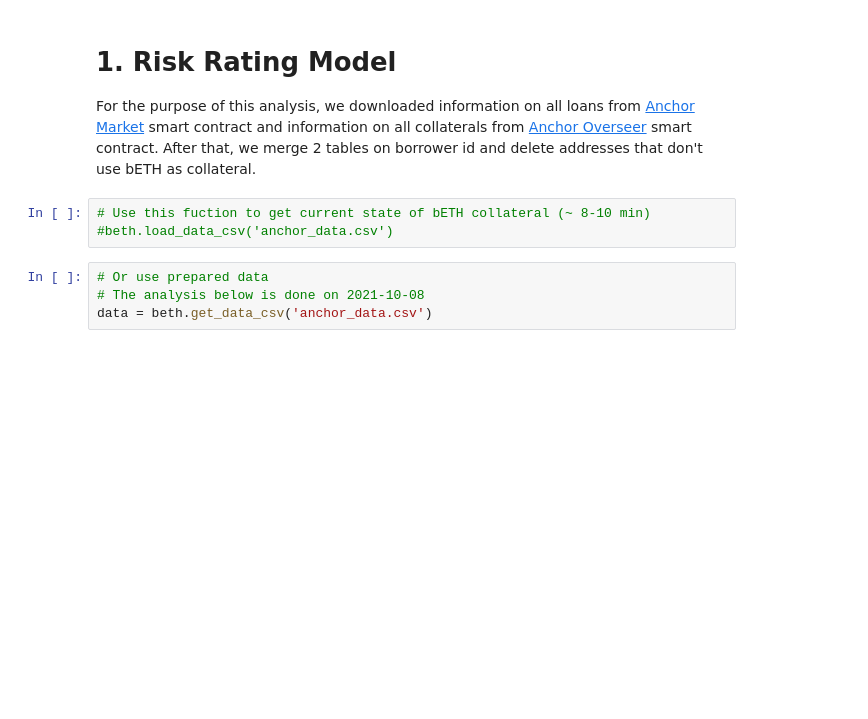
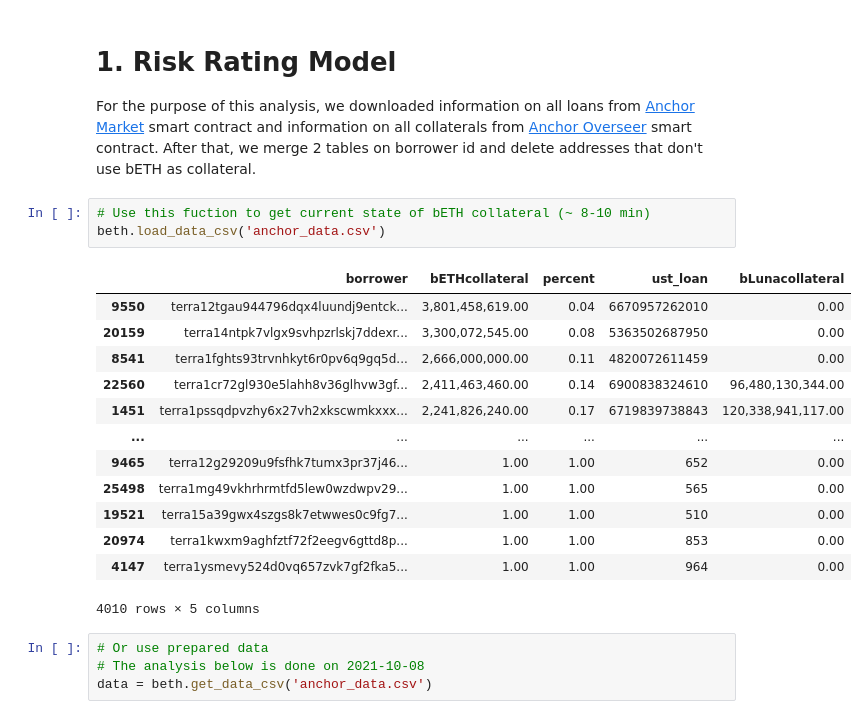
Before and after one commit to lidofinance/analytic-public-projects, a Jupyter notebook: Projects/Anchor-position-analysis-public/bETH position analysis public version.ipynb, the cells around one changed output. Cells and saved outputs as stored; diff of their text form; blank space fills up the shorter version.

```diff
--- a/Projects/Anchor-position-analysis-public/bETH position analysis public version.ipynb
+++ b/Projects/Anchor-position-analysis-public/bETH position analysis public version.ipynb
@@ -25,7 +25,21 @@ pd.options.display.float_format = '{:,.2f}'.format
 For the purpose of this analysis, we downloaded information on all loans from [Anchor Market](https://finder.terra.money/columbus-5/address/terra1sepfj7s0aeg5967uxnfk4thzlerrsktkpelm5s) smart contract and information on all collaterals from [Anchor Overseer](https://finder.terra.money/columbus-5/address/terra1tmnqgvg567ypvsvk6rwsga3srp7e3lg6u0elp8) smart contract. After that, we merge 2 tables on borrower id and delete addresses that don't use bETH as collateral.
 # %%
 # Use this fuction to get current state of bETH collateral (~ 8-10 min)
-#beth.load_data_csv('anchor_data.csv')
+beth.load_data_csv('anchor_data.csv')
+# %% [output]
+|  | borrower | bETHcollateral | percent | ust_loan | bLunacollateral |
+| 9550 | terra12tgau944796dqx4luundj9entck... | 3,801,458,619.00 | 0.04 | 6670957262010 | 0.00 |
+| 20159 | terra14ntpk7vlgx9svhpzrlskj7ddexr... | 3,300,072,545.00 | 0.08 | 5363502687950 | 0.00 |
+| 8541 | terra1fghts93trvnhkyt6r0pv6q9gq5d... | 2,666,000,000.00 | 0.11 | 4820072611459 | 0.00 |
+| 22560 | terra1cr72gl930e5lahh8v36glhvw3gf... | 2,411,463,460.00 | 0.14 | 6900838324610 | 96,480,130,344.00 |
+| 1451 | terra1pssqdpvzhy6x27vh2xkscwmkxxx... | 2,241,826,240.00 | 0.17 | 6719839738843 | 120,338,941,117.00 |
+| ... | ... | ... | ... | ... | ... |
+| 9465 | terra12g29209u9fsfhk7tumx3pr37j46... | 1.00 | 1.00 | 652 | 0.00 |
+| 25498 | terra1mg49vkhrhrmtfd5lew0wzdwpv29... | 1.00 | 1.00 | 565 | 0.00 |
+| 19521 | terra15a39gwx4szgs8k7etwwes0c9fg7... | 1.00 | 1.00 | 510 | 0.00 |
+| 20974 | terra1kwxm9aghfztf72f2eegv6gttd8p... | 1.00 | 1.00 | 853 | 0.00 |
+| 4147 | terra1ysmevy524d0vq657zvk7gf2fka5... | 1.00 | 1.00 | 964 | 0.00 |
+4010 rows × 5 columns
 # %%
 # Or use prepared data
 # The analysis below is done on 2021-10-08
```
Also changed, not shown: 3 other files.
